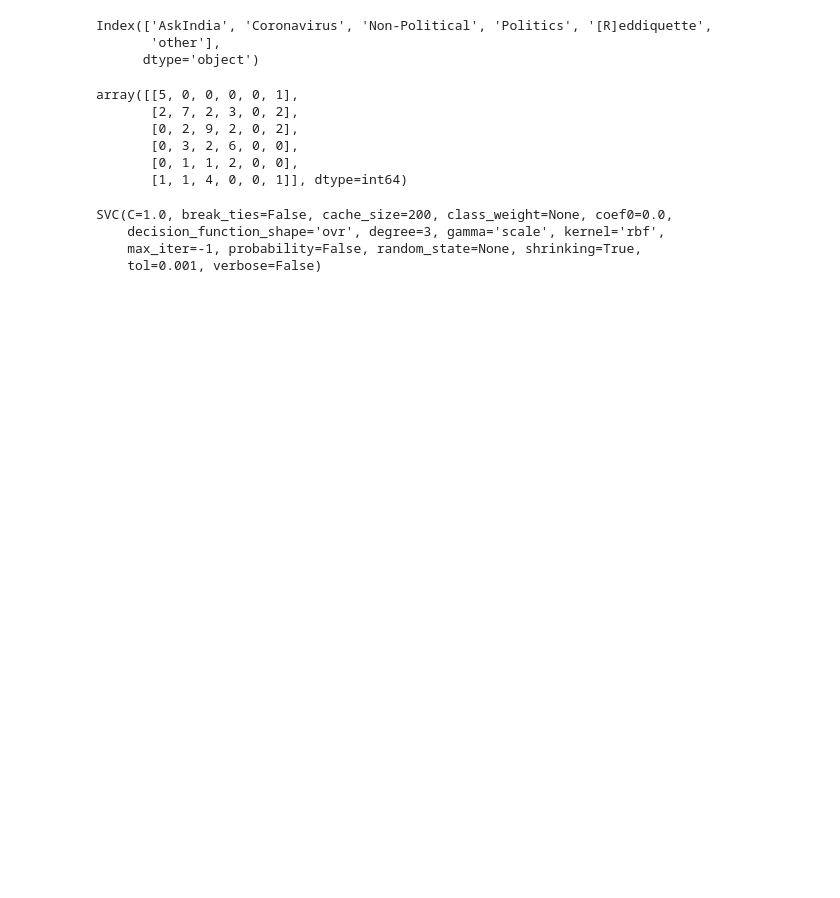
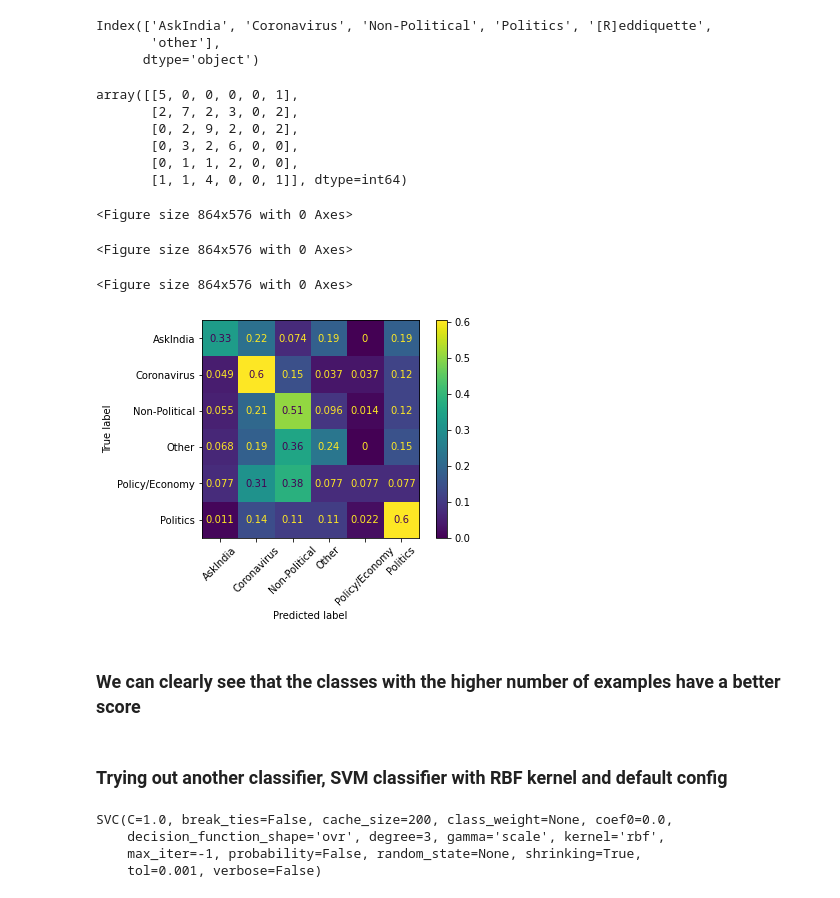
Before and after one commit to janakrajchadha/midas_project, a Jupyter notebook: Part III - Flair Classifier.ipynb, the cells around one changed output. Cells and saved outputs as stored; diff of their text form; code cells hidden in the pictures; blank space fills up the shorter version.

```diff
--- a/Part III - Flair Classifier.ipynb
+++ b/Part III - Flair Classifier.ipynb
@@ -85,0 +101,14 @@ array([[5, 0, 0, 0, 0, 1],
+# %%
+plt.figure(figsize=(12, 8))
+plot_confusion_matrix(rf_clf, X_test, y_test, normalize='true')
+plt.xticks(rotation=45)
+plt.show()
+# %% [output]
+<Figure size 864x576 with 0 Axes>
+<Figure size 864x576 with 0 Axes>
+<Figure size 864x576 with 0 Axes>
+[figure, added]
+# %% [markdown]
+### We can clearly see that the classes with the higher number of examples have a better score
+# %% [markdown]
+### Trying out another classifier, SVM classifier with RBF kernel and default config
```
Also changed, not shown: parts of 91 cells of this notebook, 4 other files.
